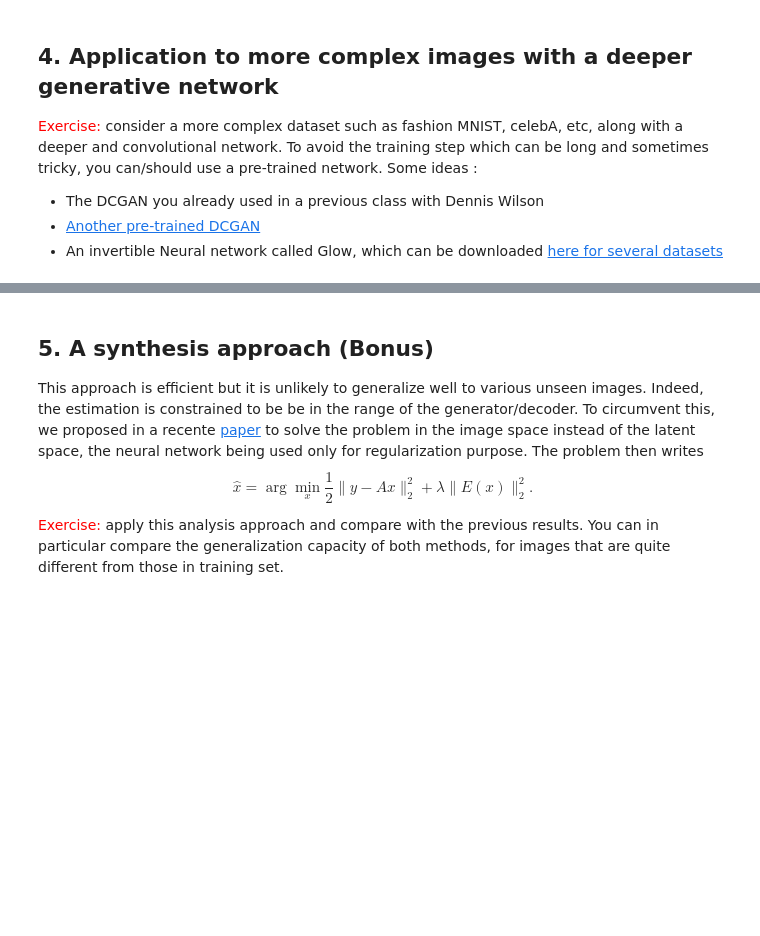
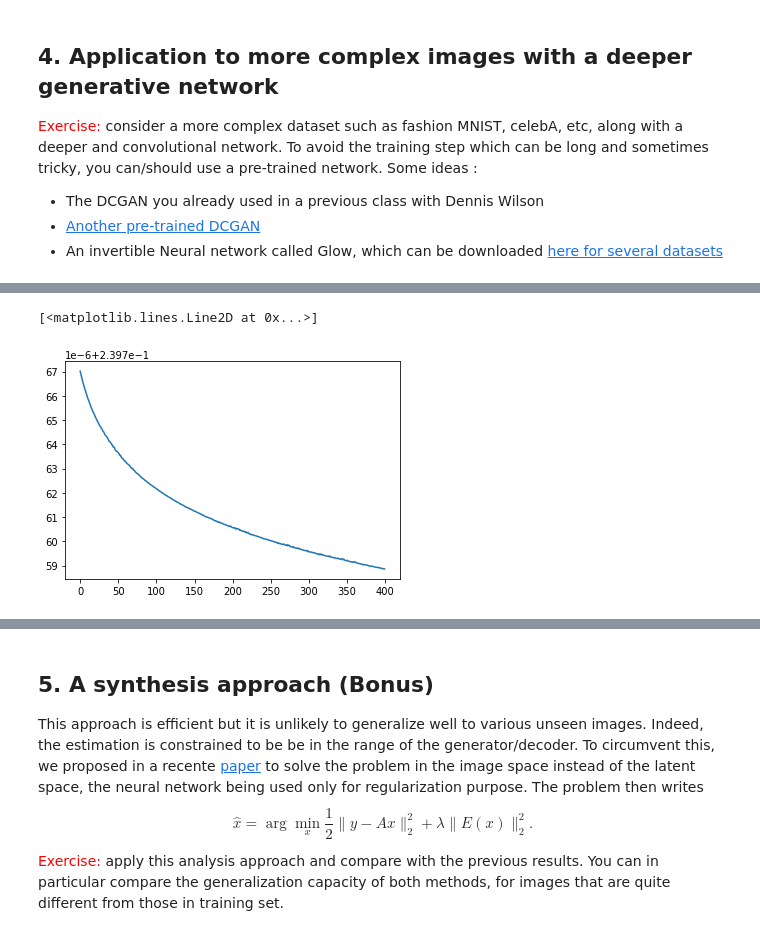
Before and after one commit to LudovicSterlin/imagery-in-depth-sdd, a Jupyter notebook: BE3_SDD_imagery/BE_generative_IPs.ipynb, the cells around one changed output, grey strips where cells are left out. Drawn from its saved outputs; the diff is of its cells as text; code cells hidden in the pictures; blank space fills up the shorter version.

```diff
--- a/BE3_SDD_imagery/BE_generative_IPs.ipynb
+++ b/BE3_SDD_imagery/BE_generative_IPs.ipynb
@@ -477,0 +526,30 @@ plot_img(img,batch_size)
+# %%
+epoch = 400 # Number of iterations of the gradient descent
+lambda_ = 1e-3 # Lambda parameter for extra regularization
+lr = 100 # learning rate
+
+# Get test data, add noise
+batch_size = num_images
+y = generated_images.view(batch_size, 3, np.prod(generated_images.shape[2:]))
+mask = torch.rand((y.shape[0], *y.shape[2:])) > 0.9
+mask = torch.stack([mask for i in range(3)], dim=1)
+y_m = y.detach().clone()
+y_m[mask] = 1
+
+# init from img
+z = torch.rand(batch_size,120).requires_grad_()
+# Gradient descent
+mse_tot_dcgan = []
+for e in trange(epoch):
+    y_ = model.test(z)
+    mse = torch.mean(((y_.view(-1)-y_m.view(-1))**2)[~mask.view(-1)])+lambda_*torch.mean(z**2)
+    mse.backward()
+    with torch.no_grad():
+        z -= lr*2/(2+e/10)*z.grad
+        z.grad.zero_()
+    mse_tot_dcgan.append(mse.item())
+
+plt.plot(mse_tot_dcgan)
+# %% [output]
+[<matplotlib.lines.Line2D at 0x...>]
+[figure, added]
```
Also changed, not shown: parts of 8 cells of this notebook.
